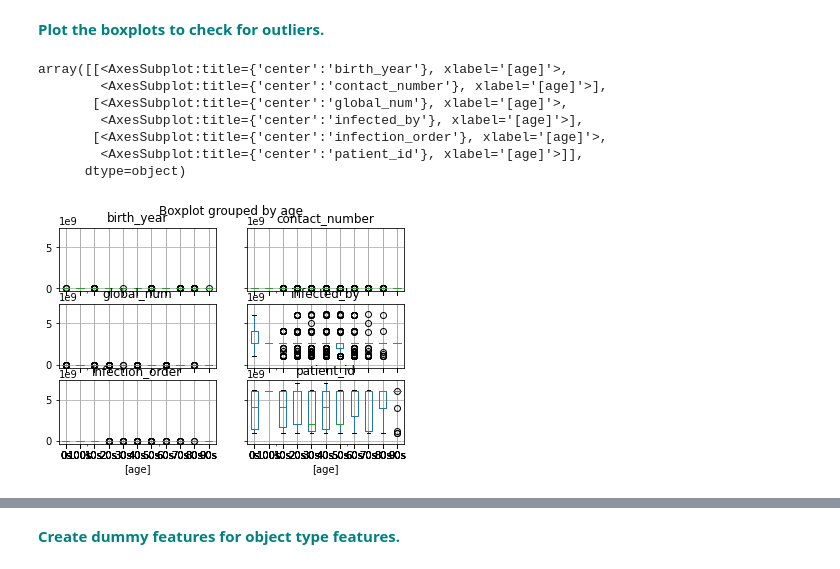
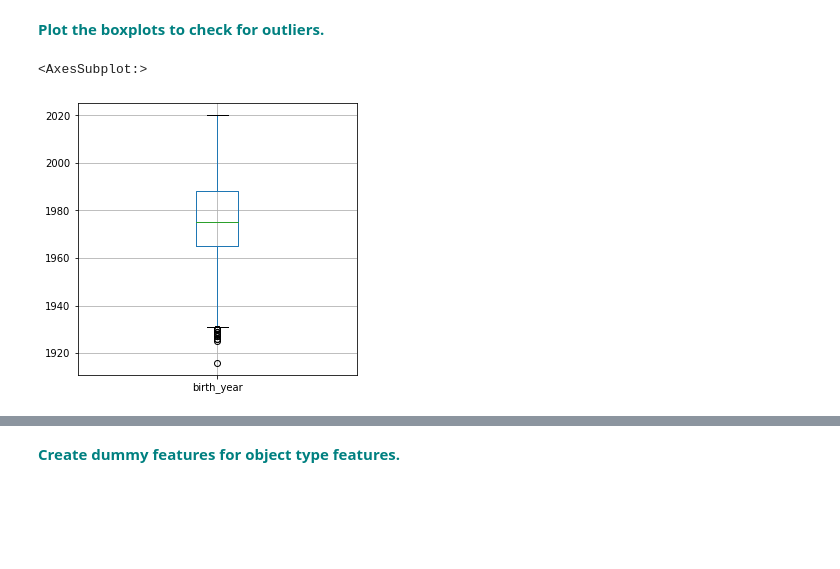
Before and after one commit to ElectricSheep007/UNH-Repo, a Jupyter notebook: RandomForest_Covid_Case_Study_06302020/RandomForest_casestudy_covid19_sf_10_29.ipynb, the cells around one changed output, grey strips where cells are left out. Saved outputs shown, nothing was run; the diff lists cells and outputs as text; code cells hidden in the pictures; blank space fills up the shorter version.

```diff
--- a/RandomForest_Covid_Case_Study_06302020/RandomForest_casestudy_covid19_sf_10_29.ipynb
+++ b/RandomForest_Covid_Case_Study_06302020/RandomForest_casestudy_covid19_sf_10_29.ipynb
@@ -447,14 +447,8 @@ sns.heatmap(data= corr, cmap = cmap)
 [figure]
 # %% [markdown]
 **<font color='teal'> Plot the boxplots to check for outliers. </font>**
-# %%
-df.boxplot( by='age')
-# %% [output]
-array([[<AxesSubplot:title={'center':'birth_year'}, xlabel='[age]'>,
-        <AxesSubplot:title={'center':'contact_number'}, xlabel='[age]'>],
-       [<AxesSubplot:title={'center':'global_num'}, xlabel='[age]'>,
-        <AxesSubplot:title={'center':'infected_by'}, xlabel='[age]'>],
-       [<AxesSubplot:title={'center':'infection_order'}, xlabel='[age]'>,
-        <AxesSubplot:title={'center':'patient_id'}, xlabel='[age]'>]],
-      dtype=object)
-[figure, removed]
+# %%
+df.boxplot(column = 'birth_year',  figsize = (5,5))
+# %% [output]
+<AxesSubplot:>
+[figure, added]
```
Also changed, not shown: parts of 18 cells of this notebook.
